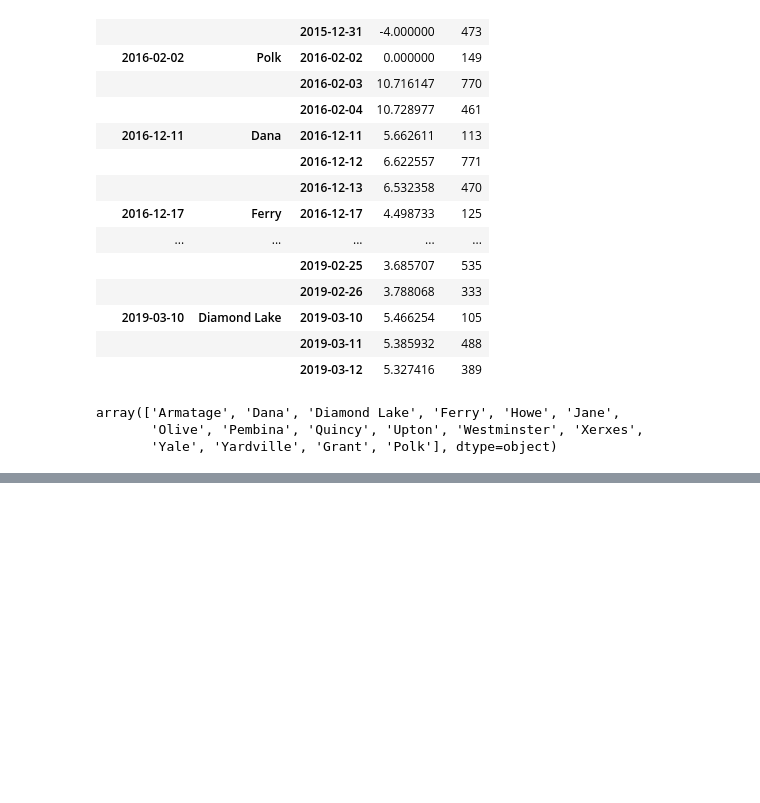
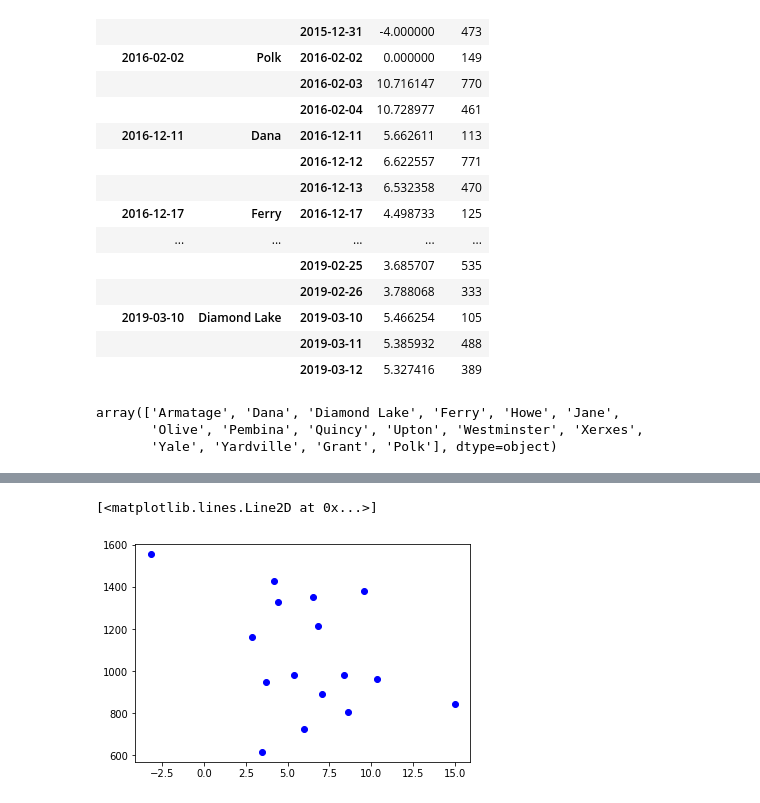
Before and after one commit to Justinmatt21/SnowEmergencyDashboard, a Jupyter notebook: static/data/snowfall_final.ipynb, the cells around one changed output, grey strips where cells are left out. Drawn from its saved outputs; the diff is of its cells as text; code cells hidden in the pictures; blank space fills up the shorter version.

```diff
--- a/static/data/snowfall_final.ipynb
+++ b/static/data/snowfall_final.ipynb
@@ -663,0 +669,2 @@ array(['Armatage', 'Dana', 'Diamond Lake', 'Ferry', 'Howe', 'Jane',
+# %%
+expanded_tows_df = pd.read_csv('final_snowfall_and_tows.csv')
@@ -663,0 +693,3 @@ array(['Armatage', 'Dana', 'Diamond Lake', 'Ferry', 'Howe', 'Jane',
+# %%
+grouped_snowfall = expanded_tows_df.groupby(['date_declared', 'emergency'])['Snowfall']
+summary_result = grouped_snowfall.agg(['mean', 'count'])
@@ -663,0 +698,5 @@ array(['Armatage', 'Dana', 'Diamond Lake', 'Ferry', 'Howe', 'Jane',
+# %%
+plt.plot(summary_result['mean'], summary_result['count'], 'bo')
+# %% [output]
+[<matplotlib.lines.Line2D at 0x...>]
+[figure, added]
```
Also changed, not shown: parts of 5 cells of this notebook, 6 other files.
